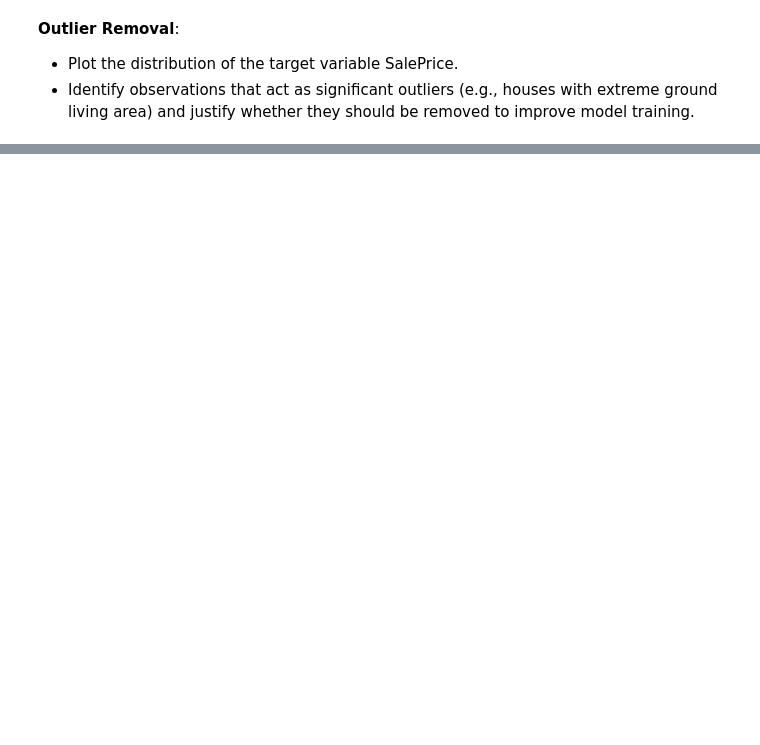
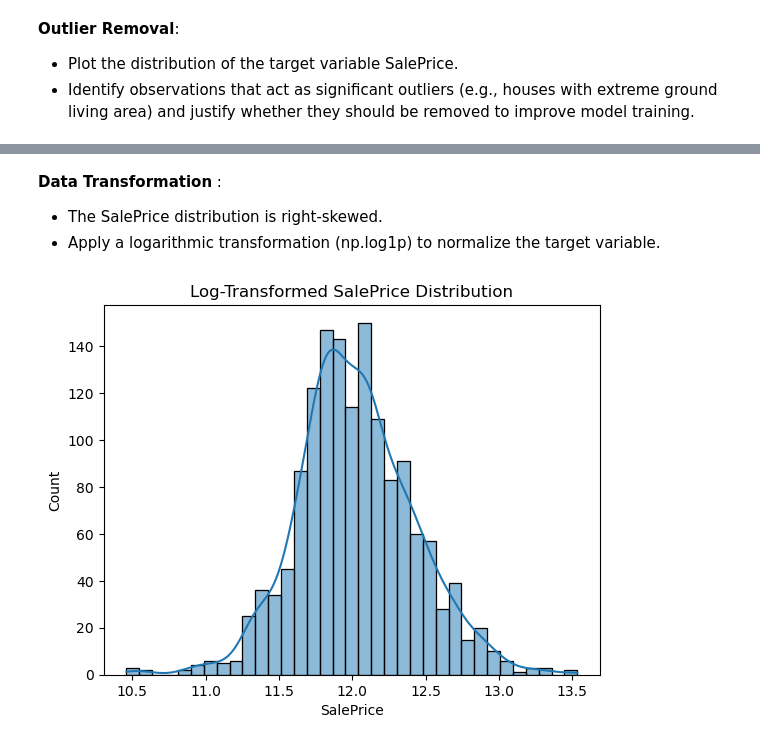
Before and after one commit to Samarbal/House-Prices---Advanced-Regression-Techniques, a Jupyter notebook: house-prediction.ipynb, the cells around one changed output, grey strips where cells are left out. Cells and saved outputs as stored; diff of their text form; code cells hidden in the pictures; blank space fills up the shorter version.

```diff
--- a/house-prediction.ipynb
+++ b/house-prediction.ipynb
@@ -296,0 +285,14 @@ np.int64(22)
+# %% [markdown]
+**Data Transformation** :
+- The SalePrice distribution is right-skewed.
+- Apply a logarithmic transformation (np.log1p) to normalize the target variable.
+# %%
+# convert the SalePrice to log scale for normal distribution
+train_data["SalePrice"] = np.log1p(train_data["SalePrice"])
+
+# the plot with log scale
+sns.histplot(train_data["SalePrice"], kde=True)
+plt.title("Log-Transformed SalePrice Distribution")
+plt.show()
+# %% [output]
+[figure, added]
```
Also changed, not shown: parts of 28 cells of this notebook.
